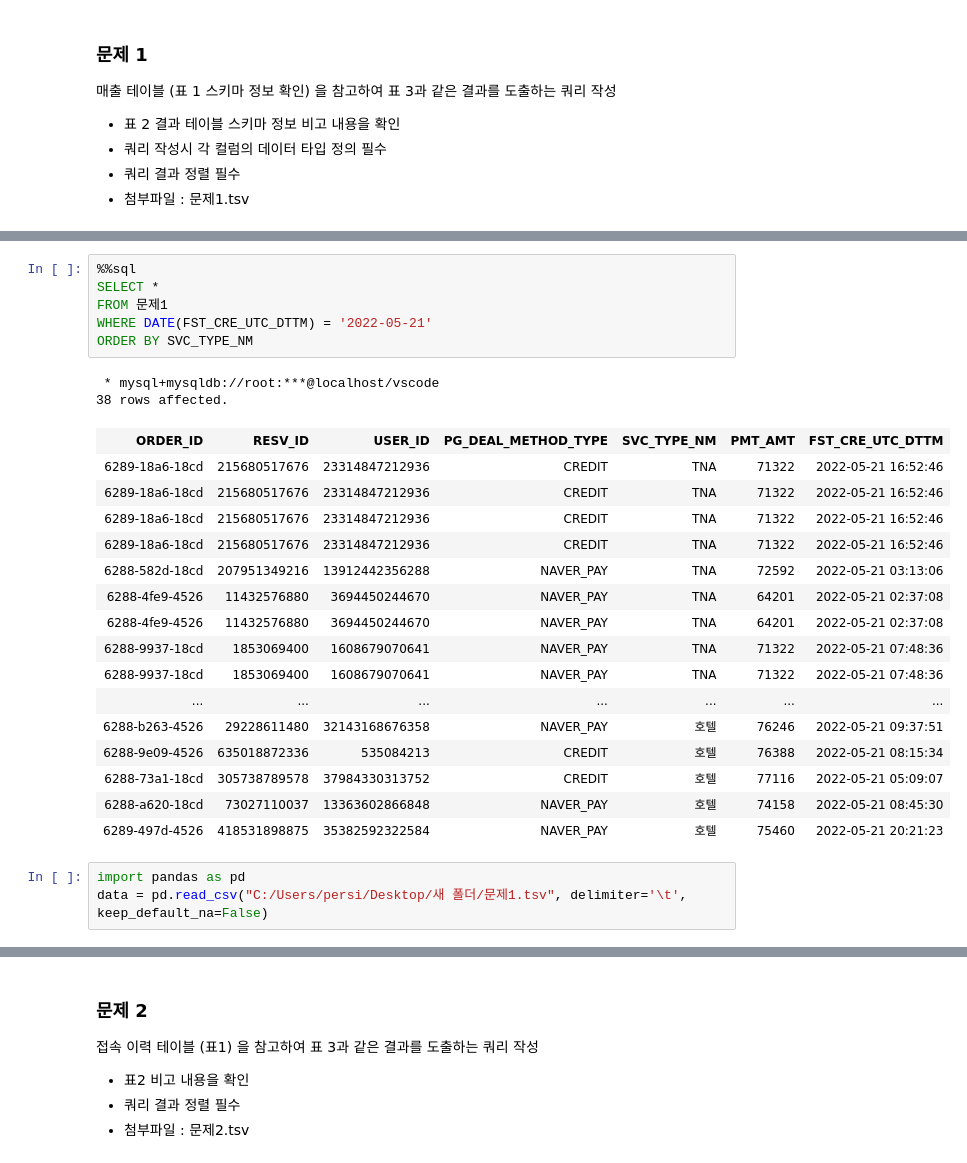
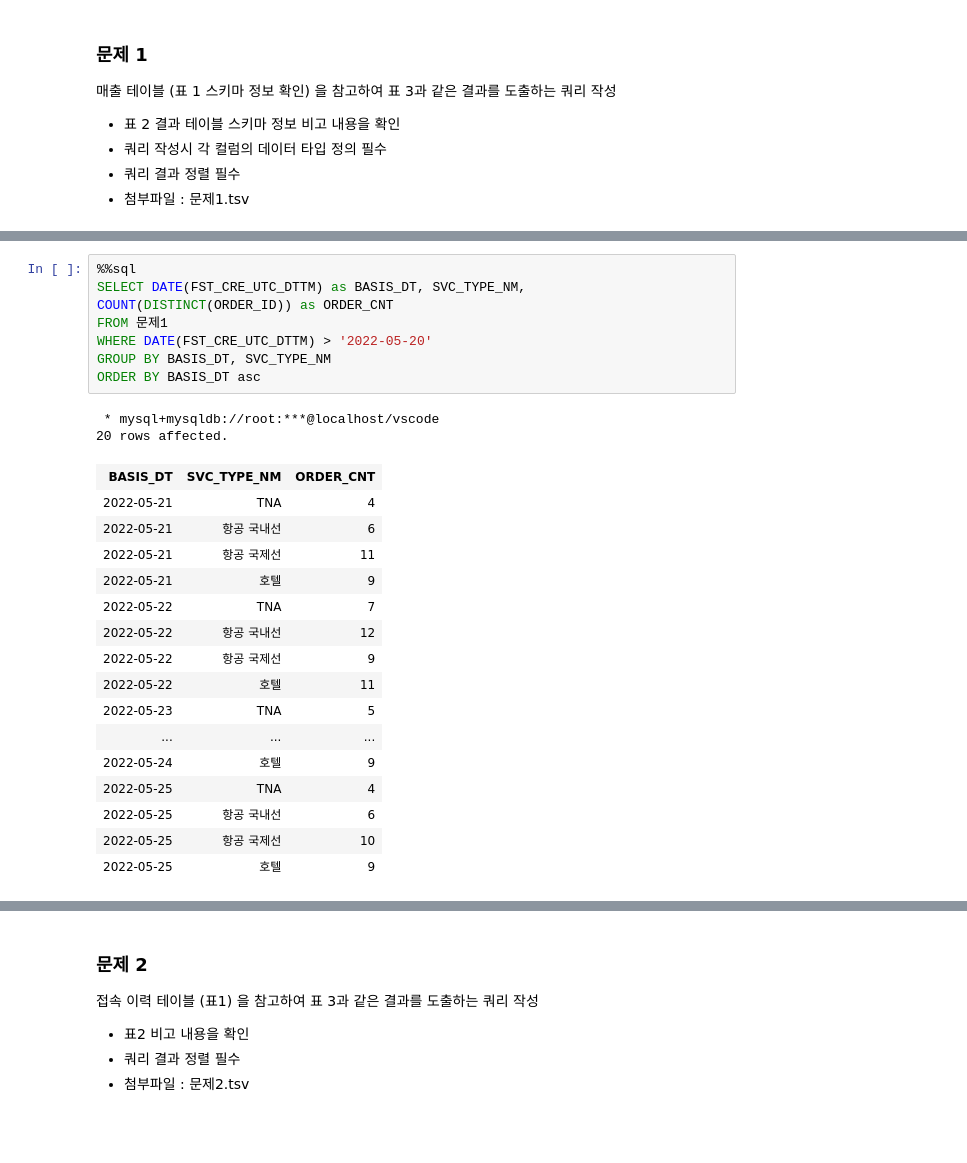
Before and after one commit to seoelfeo/Portfolio, a Jupyter notebook: MySQL/TRIPLE Test copy.ipynb, the cells around one changed output, grey strips where cells are left out. Drawn from its saved outputs; the diff is of its cells as text; blank space fills up the shorter version.

```diff
--- a/MySQL/TRIPLE Test copy.ipynb
+++ b/MySQL/TRIPLE Test copy.ipynb
@@ -18,28 +64,26 @@ The sql extension is already loaded. To reload it, use:
 # %%
 %%sql
-SELECT *
+SELECT DATE(FST_CRE_UTC_DTTM) as BASIS_DT, SVC_TYPE_NM, COUNT(DISTINCT(ORDER_ID)) as ORDER_CNT
 FROM 문제1
-WHERE DATE(FST_CRE_UTC_DTTM) = '2022-05-21'
-ORDER BY SVC_TYPE_NM
+WHERE DATE(FST_CRE_UTC_DTTM) > '2022-05-20'
+GROUP BY BASIS_DT, SVC_TYPE_NM
+ORDER BY BASIS_DT asc
 # %% [output]
  * mysql+mysqldb://root:***@localhost/vscode
-38 rows affected.
+20 rows affected.
-| ORDER_ID | RESV_ID | USER_ID | PG_DEAL_METHOD_TYPE | SVC_TYPE_NM | PMT_AMT | FST_CRE_UTC_DTTM |
-| 6289-18a6-18cd | 215680517676 | 23314847212936 | CREDIT | TNA | 71322 | 2022-05-21 16:52:46 |
-| 6289-18a6-18cd | 215680517676 | 23314847212936 | CREDIT | TNA | 71322 | 2022-05-21 16:52:46 |
-| 6289-18a6-18cd | 215680517676 | 23314847212936 | CREDIT | TNA | 71322 | 2022-05-21 16:52:46 |
-| 6289-18a6-18cd | 215680517676 | 23314847212936 | CREDIT | TNA | 71322 | 2022-05-21 16:52:46 |
-| 6288-582d-18cd | 207951349216 | 13912442356288 | NAVER_PAY | TNA | 72592 | 2022-05-21 03:13:06 |
-| 6288-4fe9-4526 | 11432576880 | 3694450244670 | NAVER_PAY | TNA | 64201 | 2022-05-21 02:37:08 |
-| 6288-4fe9-4526 | 11432576880 | 3694450244670 | NAVER_PAY | TNA | 64201 | 2022-05-21 02:37:08 |
-| 6288-9937-18cd | 1853069400 | 1608679070641 | NAVER_PAY | TNA | 71322 | 2022-05-21 07:48:36 |
-| 6288-9937-18cd | 1853069400 | 1608679070641 | NAVER_PAY | TNA | 71322 | 2022-05-21 07:48:36 |
-| ... | ... | ... | ... | ... | ... | ... |
-| 6288-b263-4526 | 29228611480 | 32143168676358 | NAVER_PAY | 호텔 | 76246 | 2022-05-21 09:37:51 |
-| 6288-9e09-4526 | 635018872336 | 535084213 | CREDIT | 호텔 | 76388 | 2022-05-21 08:15:34 |
-| 6288-73a1-18cd | 305738789578 | 37984330313752 | CREDIT | 호텔 | 77116 | 2022-05-21 05:09:07 |
-| 6288-a620-18cd | 73027110037 | 13363602866848 | NAVER_PAY | 호텔 | 74158 | 2022-05-21 08:45:30 |
-| 6289-497d-4526 | 418531898875 | 35382592322584 | NAVER_PAY | 호텔 | 75460 | 2022-05-21 20:21:23 |
+| BASIS_DT | SVC_TYPE_NM | ORDER_CNT |
+| 2022-05-21 | TNA | 4 |
+| 2022-05-21 | 항공 국내선 | 6 |
+| 2022-05-21 | 항공 국제선 | 11 |
+| 2022-05-21 | 호텔 | 9 |
+| 2022-05-22 | TNA | 7 |
+| 2022-05-22 | 항공 국내선 | 12 |
+| 2022-05-22 | 항공 국제선 | 9 |
+| 2022-05-22 | 호텔 | 11 |
+| 2022-05-23 | TNA | 5 |
+| ... | ... | ... |
+| 2022-05-24 | 호텔 | 9 |
+| 2022-05-25 | TNA | 4 |
+| 2022-05-25 | 항공 국내선 | 6 |
+| 2022-05-25 | 항공 국제선 | 10 |
+| 2022-05-25 | 호텔 | 9 |
-# %%
-import pandas as pd
-data = pd.read_csv("C:/Users/persi/Desktop/새 폴더/문제1.tsv", delimiter='\t', keep_default_na=False)
```
Also changed, not shown: parts of 10 cells of this notebook, 3 other files.
